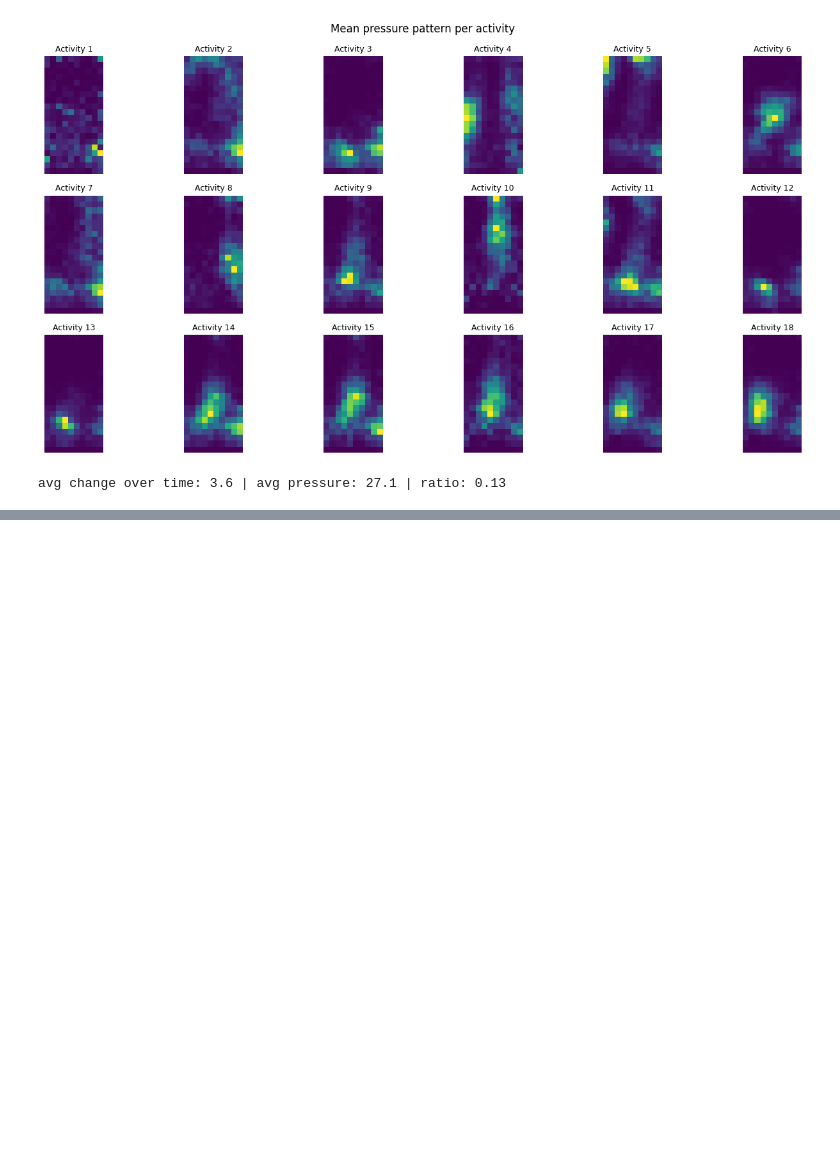
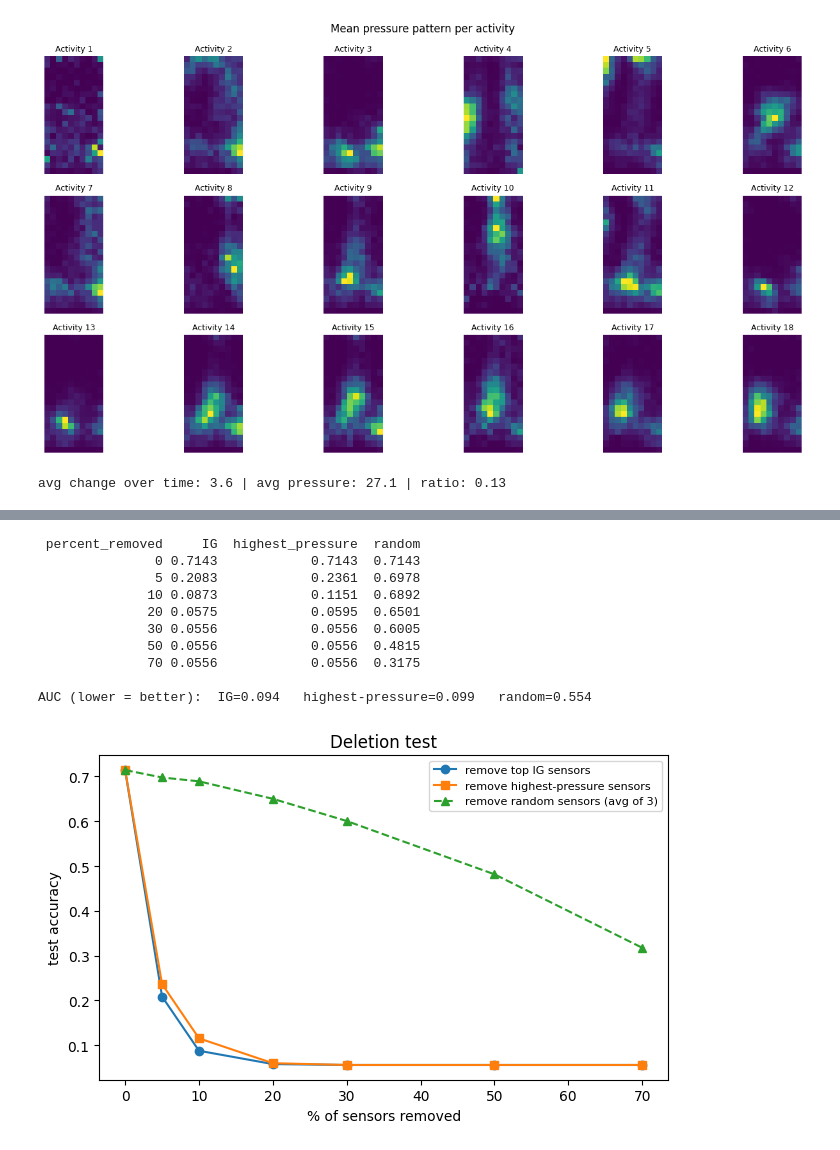
Before and after one commit to BHAGI-99/CS5998-Capstone-Project-P.B.W.Nanayakkara-268472T, a Jupyter notebook: notebooks/01_eda_baselines_cnn.ipynb, the cells around one changed output, grey strips where cells are left out. Saved outputs shown, nothing was run; the diff lists cells and outputs as text; code cells hidden in the pictures; blank space fills up the shorter version.

```diff
--- a/notebooks/01_eda_baselines_cnn.ipynb
+++ b/notebooks/01_eda_baselines_cnn.ipynb
@@ -175,0 +430,49 @@ CNN 10-fold: acc=0.7437  macroF1=0.7432
+# %%
+import pandas as pd
+K = [0, 5, 10, 20, 30, 50, 70]                     # % of the 200 sensors removed
+
+# per-sample sensor importance (IG for the class the model predicted) and sensor pressure
+sens_ig = np.zeros((len(te), 200)); sens_pr = np.zeros((len(te), 200))
+for j, i in enumerate(te):
+    a, _ = integrated_gradients(X[i], int(pred[j]))
+    sens_ig[j] = np.abs(a[:L[i]]).mean(0)
+    sens_pr[j] = X[i, :L[i]].mean(0)
+
+def drop_curve(sens):
+    accs = []
+    for k in K:
+        n = int(round(200 * k / 100)); Xm = X[te].copy()
+        if n > 0:
+            top = np.argsort(-sens, axis=1)[:, :n]          # the n most important sensors for each sample
+            for j in range(len(te)): Xm[j][:, top[j]] = 0.0  # remove them (set pressure to 0)
+        accs.append(accuracy_score(y[te], model.predict(Xm, verbose=0).argmax(1)))
+    return np.array(accs)
+
+curve_ig, curve_pr = drop_curve(sens_ig), drop_curve(sens_pr)
+curve_rand = np.mean([drop_curve(np.random.default_rng(s).random((len(te), 200))) for s in range(3)], axis=0)
+
+def auc(c):                                         # area under the accuracy curve (lower = bigger drop = more faithful)
+    k = np.array(K, float); return float(((c[:-1] + c[1:]) / 2 * np.diff(k)).sum() / (k[-1] - k[0]))
+
+res = pd.DataFrame({"percent_removed": K, "IG": curve_ig, "highest_pressure": curve_pr, "random": curve_rand}).round(4)
+print(res.to_string(index=False))
+print(f"\nAUC (lower = better):  IG={auc(curve_ig):.3f}   highest-pressure={auc(curve_pr):.3f}   random={auc(curve_rand):.3f}")
+res.to_csv(R/"xai_faithfulness_deletion.csv", index=False)
+
+plt.figure(figsize=(6.5, 4.2))
+plt.plot(K, curve_ig, "o-", label="remove top IG sensors"); plt.plot(K, curve_pr, "s-", label="remove highest-pressure sensors")
+plt.plot(K, curve_rand, "^--", label="remove random sensors (avg of 3)")
+plt.xlabel("% of sensors removed"); plt.ylabel("test accuracy"); plt.title("Deletion test"); plt.legend(fontsize=8)
+plt.tight_layout(); plt.savefig(R/"figures"/"xai_faithfulness_deletion.png", dpi=120); plt.show()
+# %% [output]
+ percent_removed     IG  highest_pressure  random
+               0 0.7143            0.7143  0.7143
+               5 0.2083            0.2361  0.6978
+              10 0.0873            0.1151  0.6892
+              20 0.0575            0.0595  0.6501
+              30 0.0556            0.0556  0.6005
+              50 0.0556            0.0556  0.4815
+              70 0.0556            0.0556  0.3175
+
+AUC (lower = better):  IG=0.094   highest-pressure=0.099   random=0.554
+[figure, added]
```
Also changed, not shown: parts of 10 cells of this notebook.
